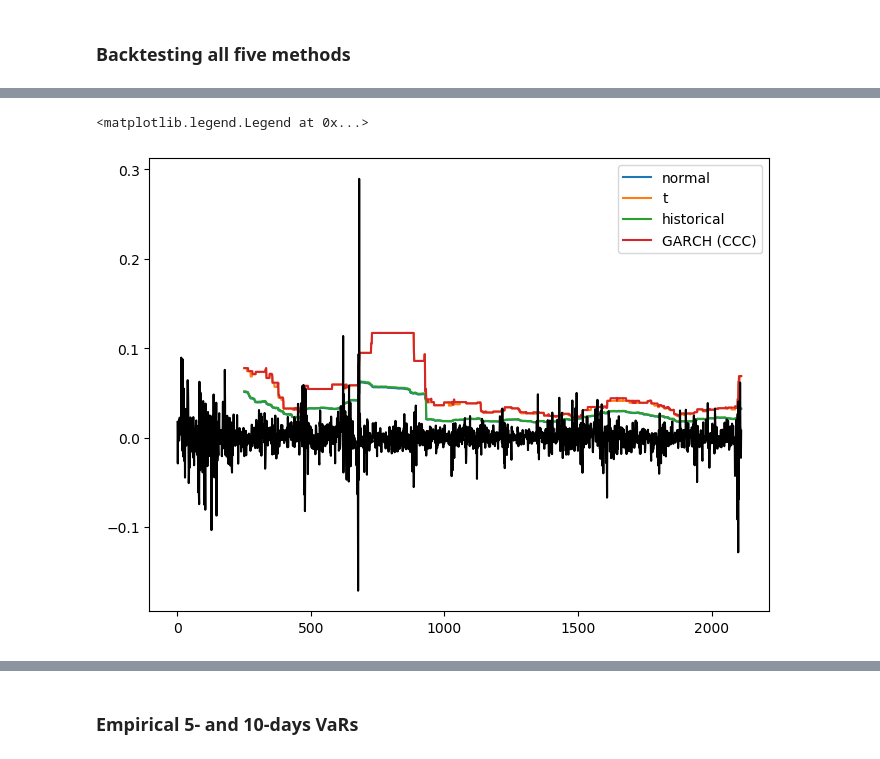
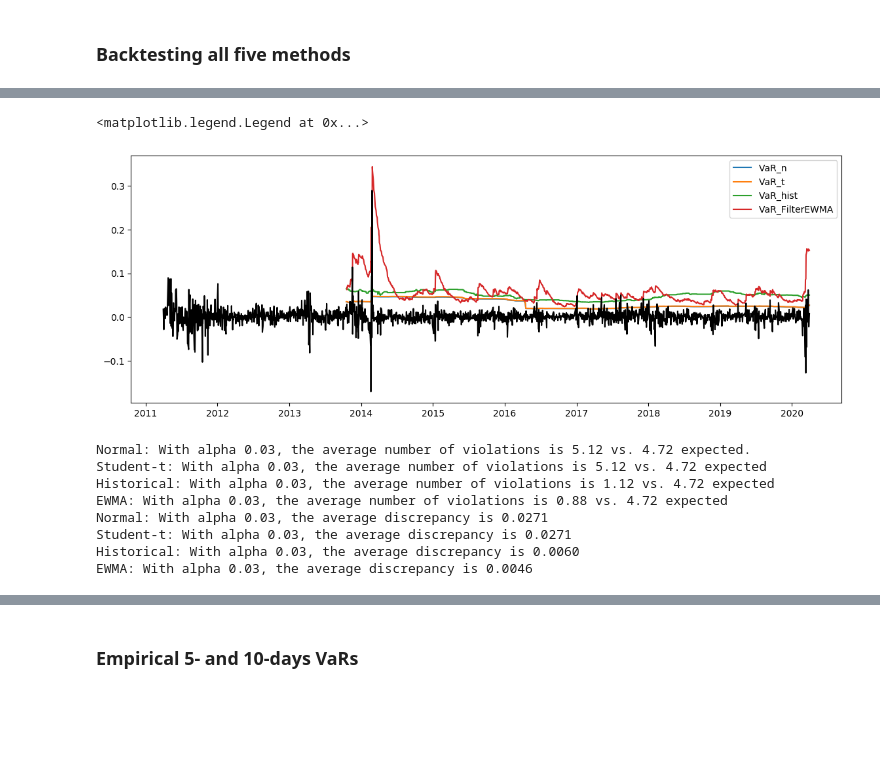
Before and after one commit to AnnaMariaAngelova/QRM2020, a Jupyter notebook: QRM_v02.ipynb, the cells around one changed output, grey strips where cells are left out. Cells and saved outputs as stored; diff of their text form; code cells hidden in the pictures; blank space fills up the shorter version.

```diff
--- a/QRM_v02.ipynb
+++ b/QRM_v02.ipynb
@@ -1552,3 +1737,3 @@ def fnRollingVaR(dfData, weights, alpha, lookback, sm_const, df,percent=[True,0.
 # %%
-df = fnRollingVaR(df_prices, weights, 0.025, 1, 0.94, 5,percent=[True,0.975])
+df2 = fnRollingVaR(df_prices, weights, 0.025, 2, 0.94, 5,percent=[True,0.975])
 # %% [output]
@@ -1572,12 +1796,14 @@ DF= 5
-# %%
-plt.figure(figsize=(8,6),dpi=100)
-plt.plot(df.iloc[:,0],label='normal')
-plt.plot(df.iloc[:,1],label='t')
-plt.plot(df.iloc[:,2],label = 'historical')
-plt.plot(df.iloc[:,3],label = 'GARCH (CCC)')
-plt.plot(df_prices['portfolio_return'],'k')
-#plt.ylim((-0.2,0.1))
-plt.legend()
-# %% [output]
-<matplotlib.legend.Legend at 0x...>
-[figure, removed]
+# %%
+from pandas.plotting import register_matplotlib_converters
+register_matplotlib_converters()
+lLegend= list(df2.columns[0:-2:2])
+#lLegend.append("10-year VaR_n")
+
+plt.figure(figsize=(14,5),dpi=100)
+plt.plot_date(df2.index, df2.iloc[:,0:-2:2], linestyle="-", markersize= 0)
+#plt.axhline(VaR_n, color= 'm', linestyle= "--")
+plt.plot_date(df_prices.index, df_prices['portfolio_return'], linestyle="-", markersize= 0, color= 'k')
+plt.legend(lLegend)
+# %% [output]
+<matplotlib.legend.Legend at 0x...>
+[figure, added]
@@ -1583,0 +1831,21 @@ plt.legend()
+# %%
+# print VaR violations for whole time period
+print("Normal: With alpha %.2f, the average number of violations is %.2f vs. %.2f expected." % (alpha, np.mean(df2VaR_realized.iloc[:,0]), np.mean(df2VaR_realized.iloc[:,4])))
+print("Student-t: With alpha %.2f, the average number of violations is %.2f vs. %.2f expected" % (alpha, np.mean(df2VaR_realized.iloc[:,1]), np.mean(df2VaR_realized.iloc[:,4])))
+print("Historical: With alpha %.2f, the average number of violations is %.2f vs. %.2f expected" % (alpha, np.mean(df2VaR_realized.iloc[:,2]), np.mean(df2VaR_realized.iloc[:,4])))
+print("EWMA: With alpha %.2f, the average number of violations is %.2f vs. %.2f expected" % (alpha, np.mean(df2VaR_realized.iloc[:,3]), np.mean(df2VaR_realized.iloc[:,4])))
+
+# average discrepancy of VaR violations (realized - expected)
+print("Normal: With alpha %.2f, the average discrepancy is %.4f" % (alpha, np.mean(df2VaR_violation.iloc[:,0])))
+print("Student-t: With alpha %.2f, the average discrepancy is %.4f" % (alpha, np.mean(df2VaR_violation.iloc[:,1])))
+print("Historical: With alpha %.2f, the average discrepancy is %.4f" % (alpha, np.mean(df2VaR_violation.iloc[:,2])))
+print("EWMA: With alpha %.2f, the average discrepancy is %.4f" % (alpha, np.mean(df2VaR_violation.iloc[:,3])))
+# %% [output]
+Normal: With alpha 0.03, the average number of violations is 5.12 vs. 4.72 expected.
+Student-t: With alpha 0.03, the average number of violations is 5.12 vs. 4.72 expected
+Historical: With alpha 0.03, the average number of violations is 1.12 vs. 4.72 expected
+EWMA: With alpha 0.03, the average number of violations is 0.88 vs. 4.72 expected
+Normal: With alpha 0.03, the average discrepancy is 0.0271
+Student-t: With alpha 0.03, the average discrepancy is 0.0271
+Historical: With alpha 0.03, the average discrepancy is 0.0060
+EWMA: With alpha 0.03, the average discrepancy is 0.0046
```
Also changed, not shown: parts of 31 cells of this notebook.
